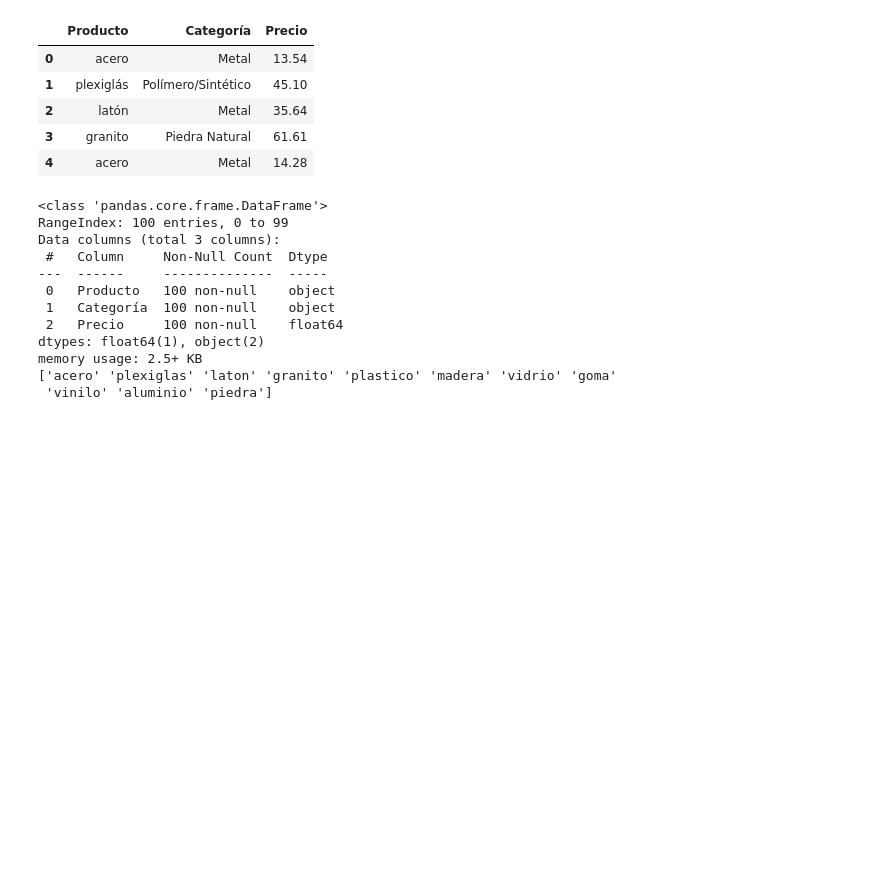
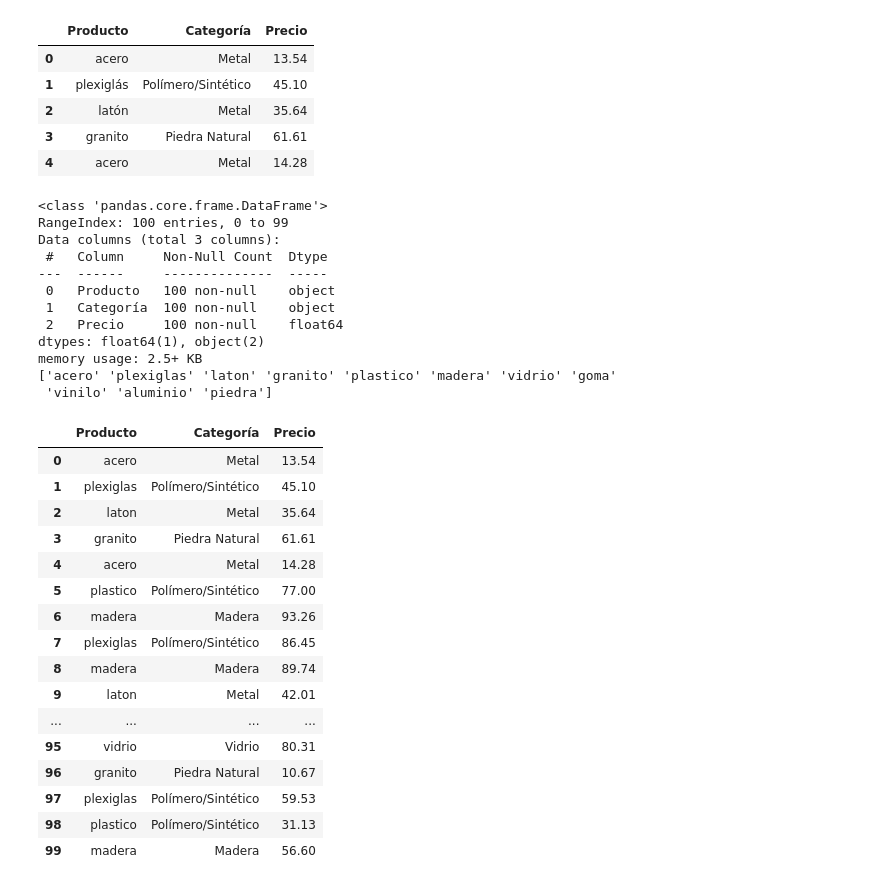
Before and after one commit to jrigottiedu/TT-2C2025-Data-Analitycs-Notebooks, a Jupyter notebook: After_class_5/After_class_5_resuelto.ipynb, the cells around one changed output. Saved outputs shown, nothing was run; the diff lists cells and outputs as text; code cells hidden in the pictures; blank space fills up the shorter version.

```diff
--- a/After_class_5/After_class_5_resuelto.ipynb
+++ b/After_class_5/After_class_5_resuelto.ipynb
@@ -312,20 +310,34 @@ print(df["Categoría"].unique())
 # %%
-# Normalizar
-'''
+"""
+Normalizar
 df["Producto"] = (
     df["Producto"]
     .str.lower()                                   # minúsculas
-    .str.replace(r"[^a-z0-9\s]", "", regex=True)   # quita caracteres especiales
+    .str.replace(r"[^a-z0-9 \\  s]", "", regex=True)   # quita caracteres especiales
     .str.strip()
-    .str.replace(r"\s+", " ", regex=True)          # espacios normales
+    .str.replace(r" \\ s+", " ", regex=True)          # espacios normales
 )
-'''
-# Reemplazar vocales acentuadas
-df["Producto"] = (
-    df["Producto"]
-    .str.lower()                                   # minúsculas
-    .str.replace(r"[áéíóú]", lambda x: {'á':'a', 'é':'e', 'í':'i', 'ó':'o', 'ú':'u'}[x.group(0)], regex=True)
-
-)
+"""
+# %%
+pd.set_option('display.max_rows', 100)
+display(df)
+# %% [output]
+|  | Producto | Categoría | Precio |
+| 0 | acero | Metal | 13.54 |
+| 1 | plexiglas | Polímero/Sintético | 45.10 |
+| 2 | laton | Metal | 35.64 |
+| 3 | granito | Piedra Natural | 61.61 |
+| 4 | acero | Metal | 14.28 |
+| 5 | plastico | Polímero/Sintético | 77.00 |
+| 6 | madera | Madera | 93.26 |
+| 7 | plexiglas | Polímero/Sintético | 86.45 |
+| 8 | madera | Madera | 89.74 |
+| 9 | laton | Metal | 42.01 |
+| ... | ... | ... | ... |
+| 95 | vidrio | Vidrio | 80.31 |
+| 96 | granito | Piedra Natural | 10.67 |
+| 97 | plexiglas | Polímero/Sintético | 59.53 |
+| 98 | plastico | Polímero/Sintético | 31.13 |
+| 99 | madera | Madera | 56.60 |
 # %%
 df["Producto"][0]="Acero Delgado"
```
Also changed, not shown: parts of 2 cells of this notebook.
